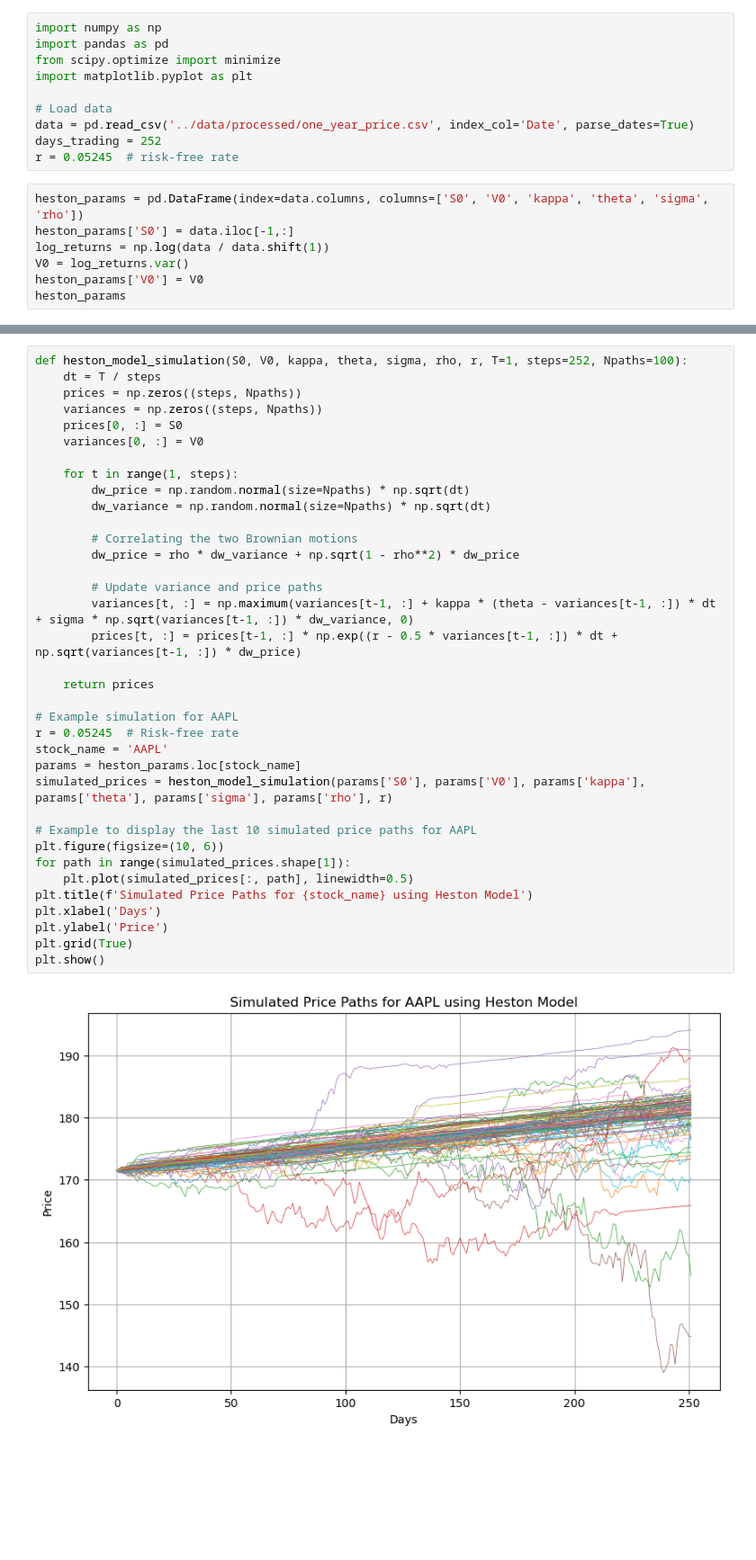
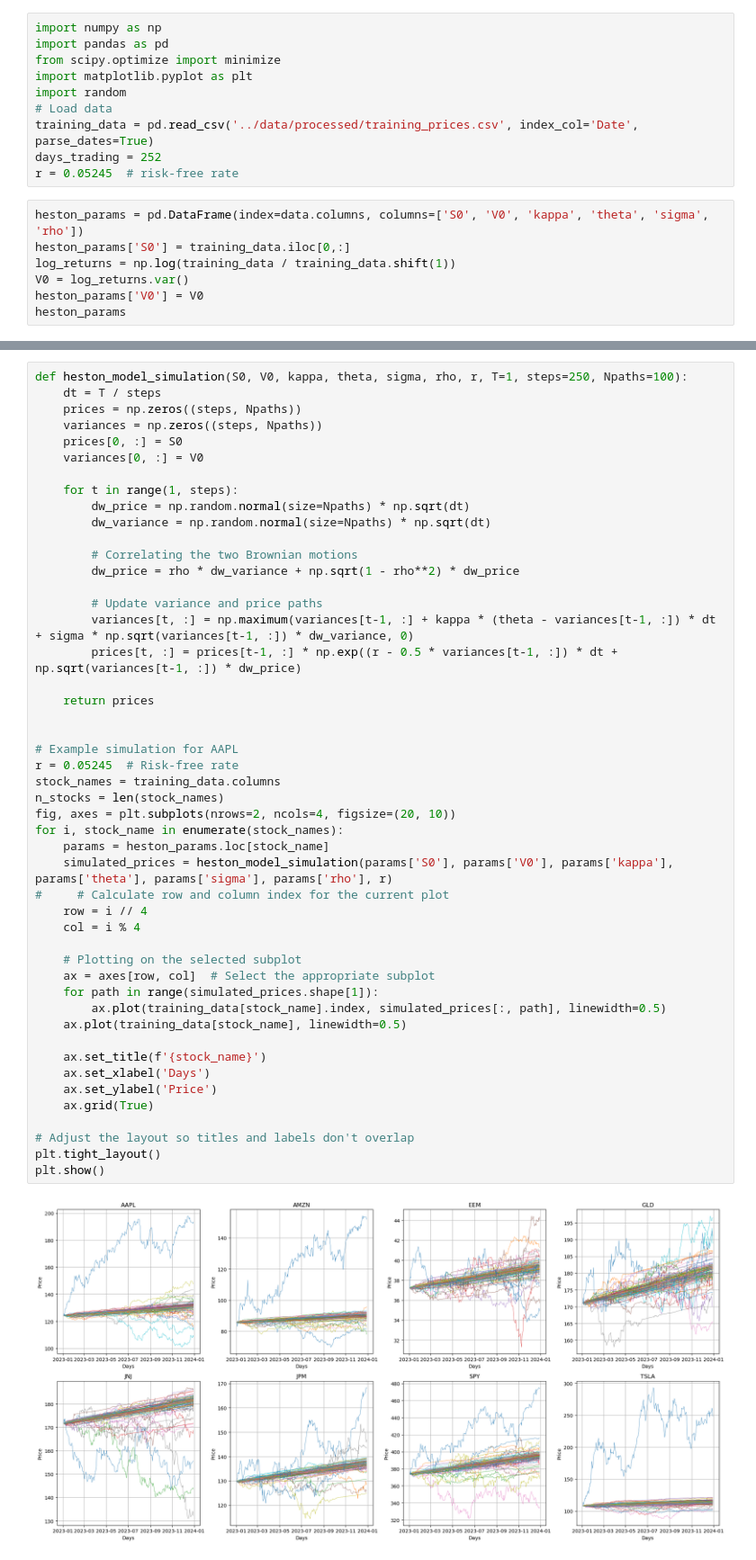
Before and after one commit to Go1vf/Portfolio-Simulation-Surgery, a Jupyter notebook: src/heston_model.ipynb, the cells around one changed output, grey strips where cells are left out. Shown at 90% size. Saved outputs shown, nothing was run; the diff lists cells and outputs as text; blank space fills up the shorter version.

```diff
--- a/src/heston_model.ipynb
+++ b/src/heston_model.ipynb
@@ -3,15 +3,15 @@ import numpy as np
 import pandas as pd
 from scipy.optimize import minimize
 import matplotlib.pyplot as plt
-
+import random
 # Load data
-data = pd.read_csv('../data/processed/one_year_price.csv', index_col='Date', parse_dates=True)
+training_data = pd.read_csv('../data/processed/training_prices.csv', index_col='Date', parse_dates=True)
 days_trading = 252
 r = 0.05245  # risk-free rate
 # %%
 heston_params = pd.DataFrame(index=data.columns, columns=['S0', 'V0', 'kappa', 'theta', 'sigma', 'rho'])
-heston_params['S0'] = data.iloc[-1,:]
-log_returns = np.log(data / data.shift(1))
+heston_params['S0'] = training_data.iloc[0,:]
+log_returns = np.log(training_data / training_data.shift(1))
 V0 = log_returns.var()
 heston_params['V0'] = V0
 heston_params
@@ -65,38 +75,50 @@ heston_params
 # %%
-def heston_model_simulation(S0, V0, kappa, theta, sigma, rho, r, T=1, steps=252, Npaths=100):
+def heston_model_simulation(S0, V0, kappa, theta, sigma, rho, r, T=1, steps=250, Npaths=100):
     dt = T / steps
     prices = np.zeros((steps, Npaths))
     variances = np.zeros((steps, Npaths))
     prices[0, :] = S0
     variances[0, :] = V0
 
     for t in range(1, steps):
         dw_price = np.random.normal(size=Npaths) * np.sqrt(dt)
         dw_variance = np.random.normal(size=Npaths) * np.sqrt(dt)
 
         # Correlating the two Brownian motions
         dw_price = rho * dw_variance + np.sqrt(1 - rho**2) * dw_price
 
         # Update variance and price paths
         variances[t, :] = np.maximum(variances[t-1, :] + kappa * (theta - variances[t-1, :]) * dt + sigma * np.sqrt(variances[t-1, :]) * dw_variance, 0)
         prices[t, :] = prices[t-1, :] * np.exp((r - 0.5 * variances[t-1, :]) * dt + np.sqrt(variances[t-1, :]) * dw_price)
 
     return prices
 
+
 # Example simulation for AAPL
 r = 0.05245  # Risk-free rate
-stock_name = 'AAPL'
-params = heston_params.loc[stock_name]
-simulated_prices = heston_model_simulation(params['S0'], params['V0'], params['kappa'], params['theta'], params['sigma'], params['rho'], r)
+stock_names = training_data.columns
+n_stocks = len(stock_names)
+fig, axes = plt.subplots(nrows=2, ncols=4, figsize=(20, 10))
+for i, stock_name in enumerate(stock_names):
+    params = heston_params.loc[stock_name]
+    simulated_prices = heston_model_simulation(params['S0'], params['V0'], params['kappa'], params['theta'], params['sigma'], params['rho'], r)
+#     # Calculate row and column index for the current plot
+    row = i // 4
+    col = i % 4
 
-# Example to display the last 10 simulated price paths for AAPL
-plt.figure(figsize=(10, 6))
-for path in range(simulated_prices.shape[1]):
-    plt.plot(simulated_prices[:, path], linewidth=0.5)
-plt.title(f'Simulated Price Paths for {stock_name} using Heston Model')
-plt.xlabel('Days')
-plt.ylabel('Price')
-plt.grid(True)
+    # Plotting on the selected subplot
+    ax = axes[row, col]  # Select the appropriate subplot
+    for path in range(simulated_prices.shape[1]):
+        ax.plot(training_data[stock_name].index, simulated_prices[:, path], linewidth=0.5)
+    ax.plot(training_data[stock_name], linewidth=0.5)
+
+    ax.set_title(f'{stock_name}')
+    ax.set_xlabel('Days')
+    ax.set_ylabel('Price')
+    ax.grid(True)
+
+# Adjust the layout so titles and labels don't overlap
+plt.tight_layout()
 plt.show()
 # %% [output]
-[figure, old version]
+[figure, new version]
```
Also changed, not shown: parts of 4 cells of this notebook, 1 other file.
